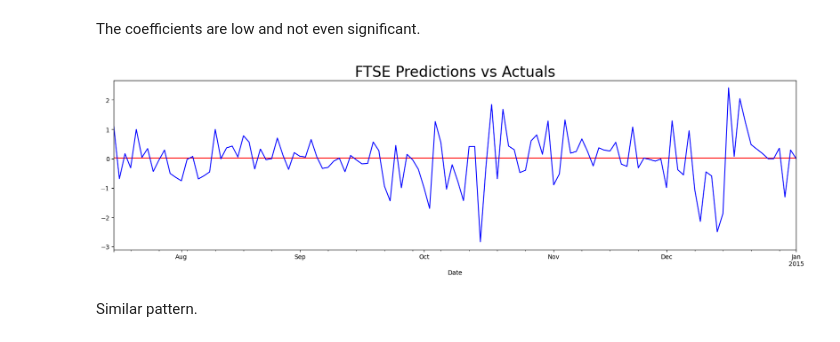
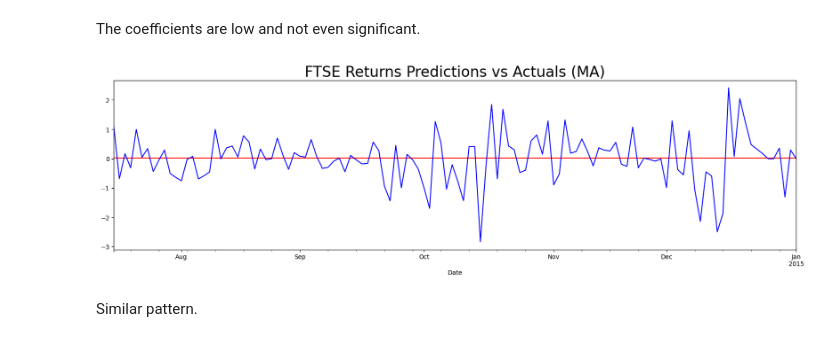
Before and after one commit to mnijadi/forecasting-ts, a Jupyter notebook: forecasting.ipynb, the cells around one changed output. Cells and saved outputs as stored; diff of their text form; code cells hidden in the pictures.

```diff
--- a/forecasting.ipynb
+++ b/forecasting.ipynb
@@ -139,18 +141,18 @@ The coefficients are low and not even significant.
 # %%
 # MA model
 model_ret_ma = ARIMA(df.ret_ftse[1:], order=(0,0,1))
 results_ret_ma = model_ret_ma.fit()
 
 # get the predictions
 df_pred = results_ret_ma.predict(start=start_date, end=end_date)
 
 # plot the predictions
 df_pred[start_date:end_date].plot(figsize=(20,5), color="red")
 df_test.ret_ftse[start_date:end_date].plot(color="blue")
-plt.title("FTSE Predictions vs Actuals", size=24)
+plt.title("FTSE Returns Predictions vs Actuals (MA)", size=24)
 plt.show()
 # %% [output]
-[figure, old version]
+[figure, new version]
 # %% [markdown]
 Similar pattern.
 # %%
```
Also changed, not shown: parts of 26 cells of this notebook.
